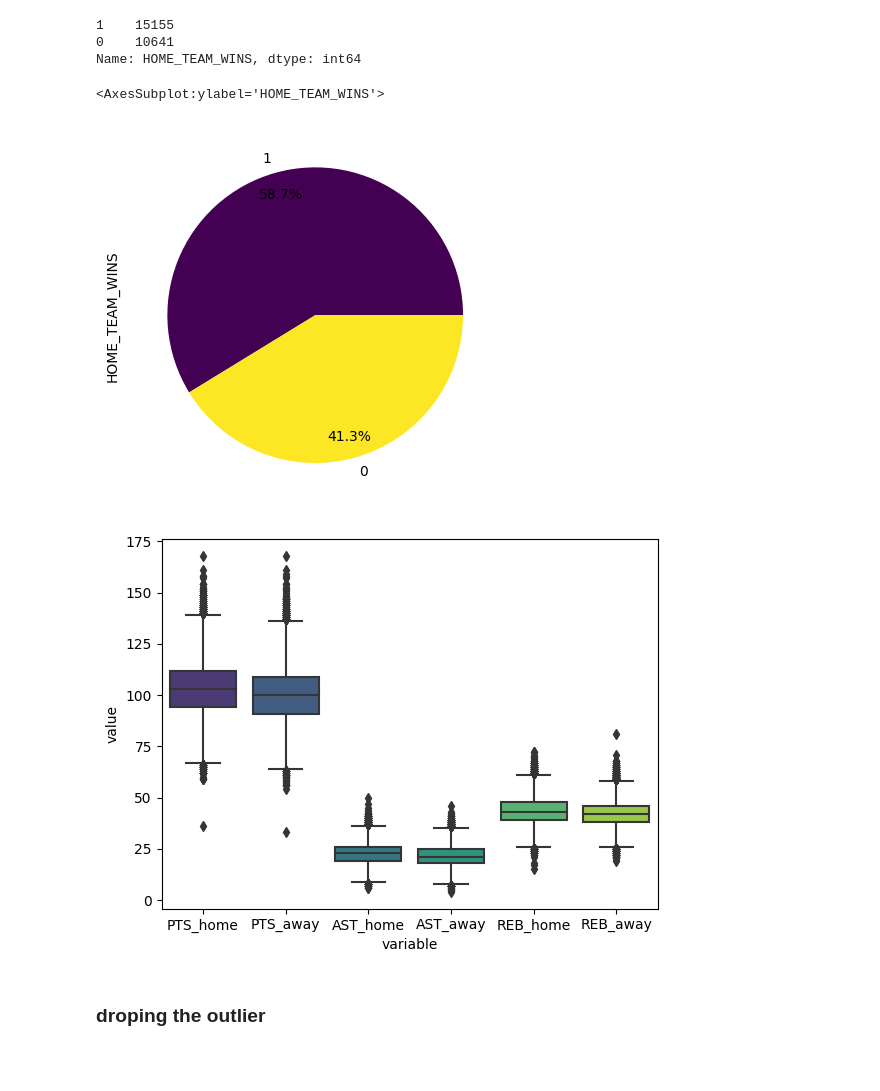
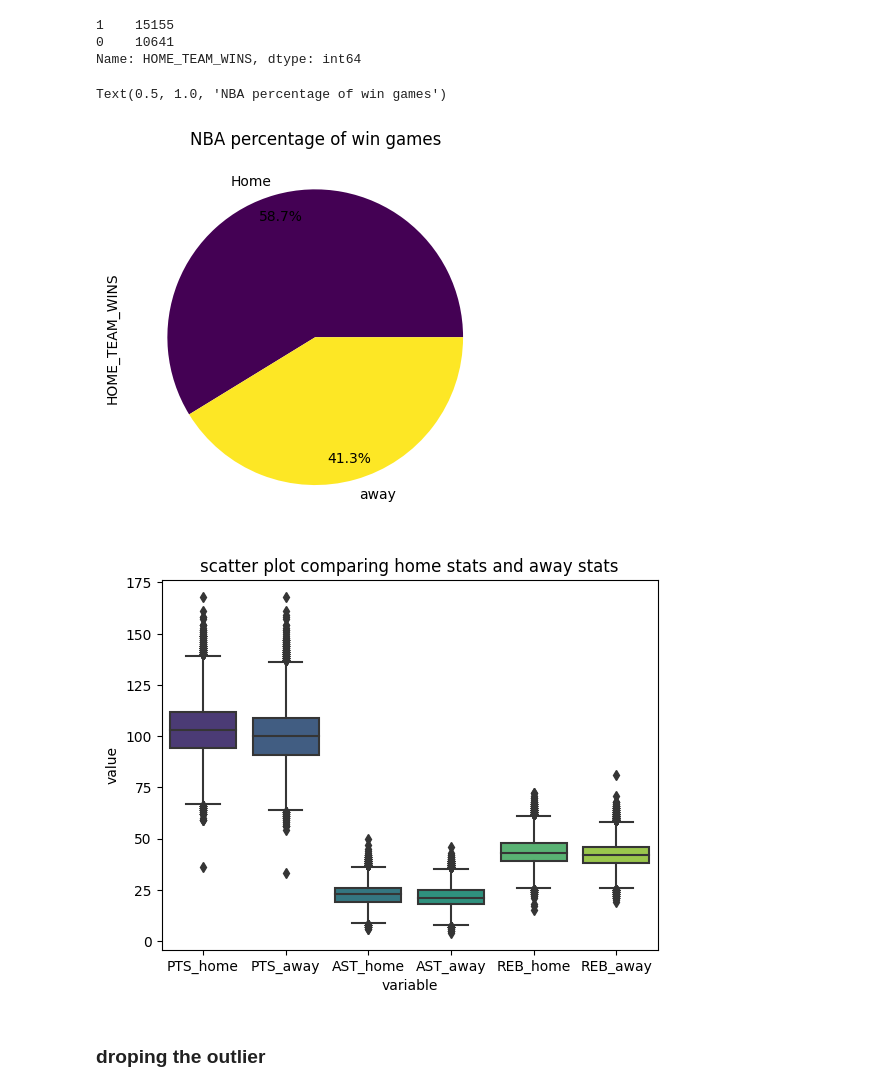
Before and after one commit to bktraore/ironhack-Final-Project, a Jupyter notebook: final_project/games_py.ipynb, the cells around one changed output. Cells and saved outputs as stored; diff of their text form; code cells hidden in the pictures; blank space fills up the shorter version.

```diff
--- a/final_project/games_py.ipynb
+++ b/final_project/games_py.ipynb
@@ -108,18 +99,20 @@ Name: HOME_TEAM_WINS, dtype: int64
 # %%
 # labels parametre ( home , away) et pourcentages
 # %%
-games.HOME_TEAM_WINS.value_counts().plot.pie(autopct="%.1f%%", pctdistance=0.85, cmap='viridis')
+labels = ['Home','away']
+games.HOME_TEAM_WINS.value_counts().plot.pie(autopct="%.1f%%", pctdistance=0.85,labels = labels, cmap='viridis')
+plt.title('NBA percentage of win games')
 # %% [output]
-<AxesSubplot:ylabel='HOME_TEAM_WINS'>
+Text(0.5, 1.0, 'NBA percentage of win games')
-[figure, old version]
+[figure, new version]
 # %%
 box = games[['PTS_home','PTS_away','AST_home','AST_away','REB_home','REB_away']]
 # %%
 sns.boxplot(x="variable", y="value", data=pd.melt(box), palette='viridis')
-
+plt.title('scatter plot comparing home stats and away stats')
 plt.show()
 # %% [output]
-[figure, old version]
+[figure, new version]
 # %% [markdown]
 ### droping the outlier
 # %%
```
Also changed, not shown: parts of 6 cells of this notebook, 4 other files.
